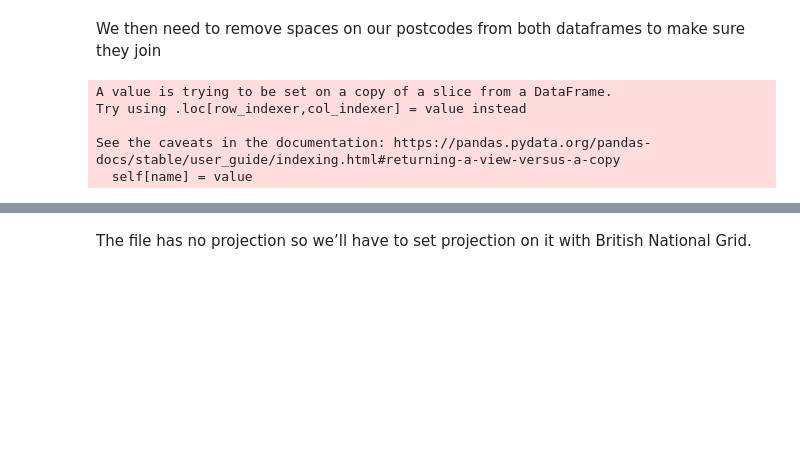
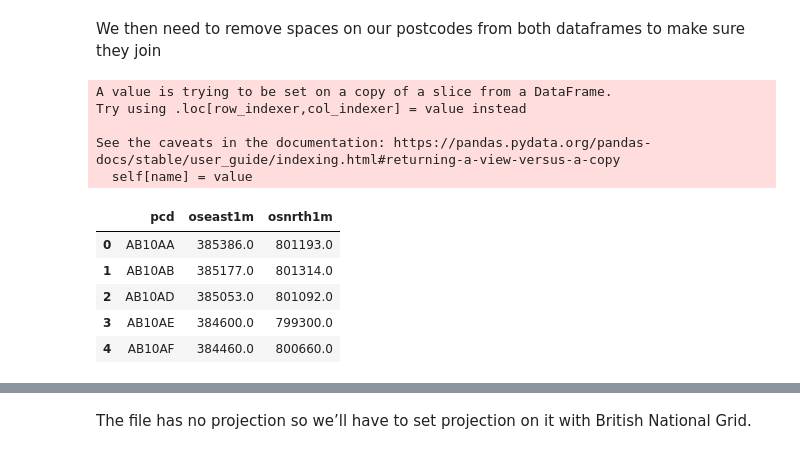
Before and after one commit to ONSgeo/more-GIS-in-Python, a Jupyter notebook: More_GIS_in_Python.ipynb, the cells around one changed output, grey strips where cells are left out. Drawn from its saved outputs; the diff is of its cells as text; code cells hidden in the pictures; blank space fills up the shorter version.

```diff
--- a/More GIS in Python.ipynb
+++ b/More_GIS_in_Python.ipynb
@@ -612,11 +625,20 @@ nspl_locations = nspl[['pcd', 'oseast1m', 'osnrth1m']]
 # %% [markdown]
 We then need to remove spaces on our postcodes from both dataframes to make sure they join
 # %%
-nspl_locations.pcd = nspl_locations.loc[:,'pcd'].str.replace(' ', '')
+nspl_locations.pcd = nspl_locations['pcd'].str.replace(' ', '')
 # %% [output]
 A value is trying to be set on a copy of a slice from a DataFrame.
 Try using .loc[row_indexer,col_indexer] = value instead
 
 See the caveats in the documentation: https://pandas.pydata.org/pandas-docs/stable/user_guide/indexing.html#returning-a-view-versus-a-copy
   self[name] = value
+# %%
+nspl_locations.head()
+# %% [output]
+|  | pcd | oseast1m | osnrth1m |
+| 0 | AB10AA | 385386.0 | 801193.0 |
+| 1 | AB10AB | 385177.0 | 801314.0 |
+| 2 | AB10AD | 385053.0 | 801092.0 |
+| 3 | AB10AE | 384600.0 | 799300.0 |
+| 4 | AB10AF | 384460.0 | 800660.0 |
 # %%
```
Also changed, not shown: parts of 17 cells of this notebook, 1 other file.
